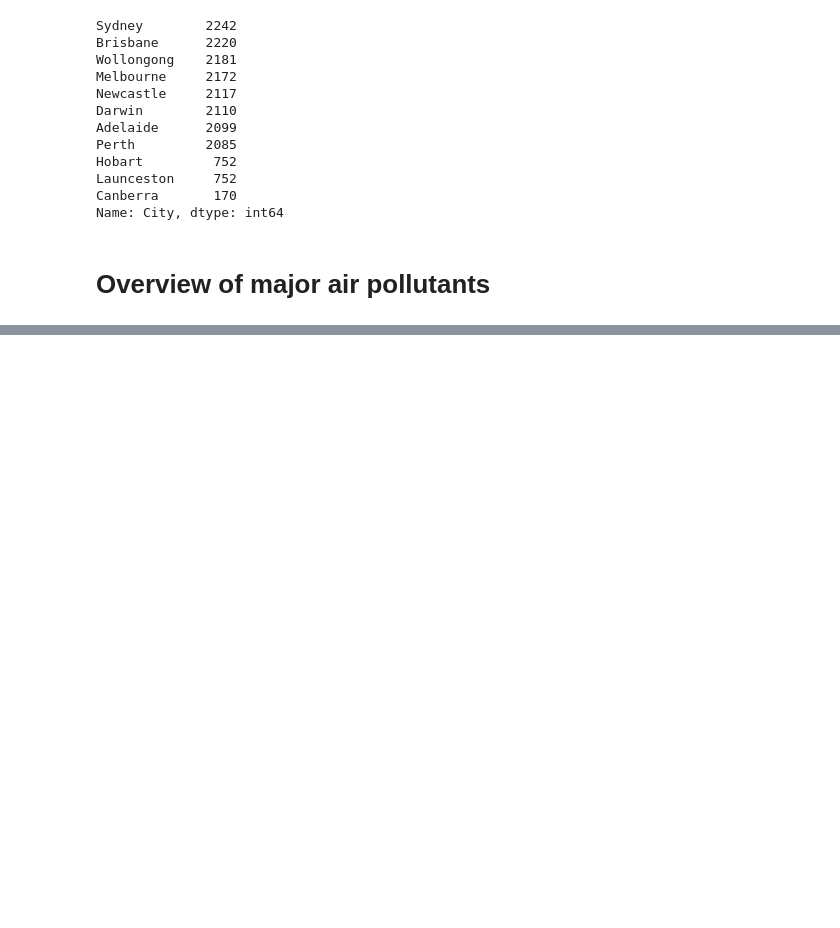
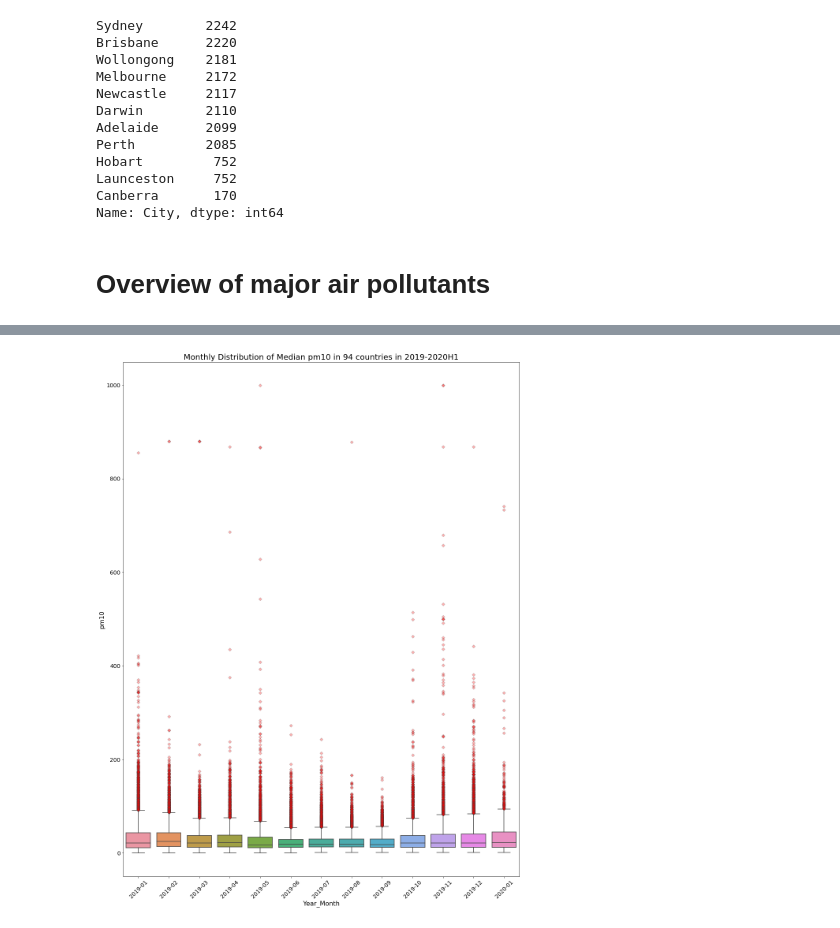
Before and after one commit to firdausmehta/COVID19-Global-Air-Quality, a Jupyter notebook: Clean_Data_Firdaus.ipynb, the cells around one changed output, grey strips where cells are left out. Drawn from its saved outputs; the diff is of its cells as text; code cells hidden in the pictures; blank space fills up the shorter version.

```diff
--- a/Clean_Data_Firdaus.ipynb
+++ b/Clean_Data_Firdaus.ipynb
@@ -220,0 +281,4 @@ Name: City, dtype: int64
+# %%
+specie_boxplot("pm10")
+# %% [output]
+[figure, added]
```
Also changed, not shown: parts of 11 cells of this notebook, 6 other files.
